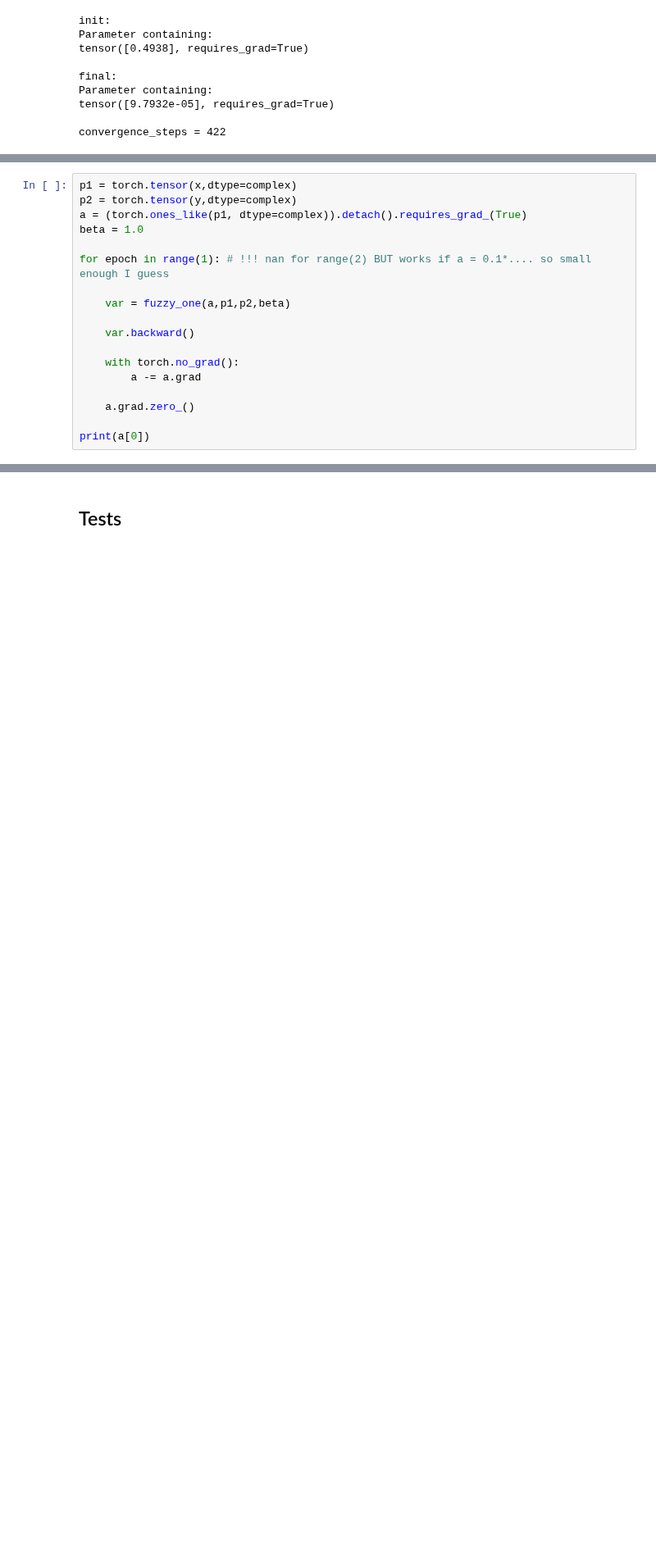
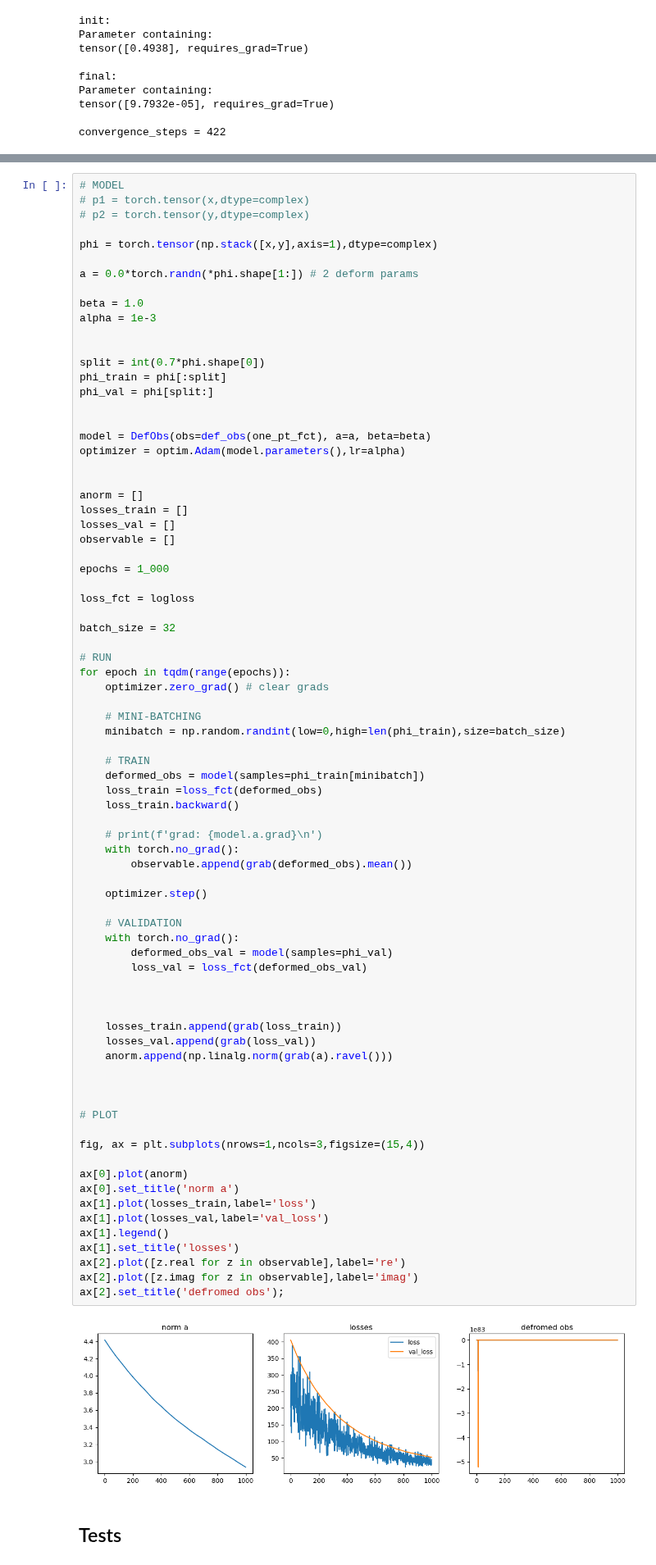
Before and after one commit to dHuberYoumans/CPNStN, a Jupyter notebook: toy_model/toy_model.ipynb, the cells around one changed output, grey strips where cells are left out. Shown at 82% size. Cells and saved outputs as stored; diff of their text form; blank space fills up the shorter version.

Commit message:
update deformization model

```diff
--- a/toy_model/toy_model.ipynb
+++ b/toy_model/toy_model.ipynb
@@ -637,18 +723,0 @@ def fuzzy_one(a,p1,p2,beta):
-# %%
-p1 = torch.tensor(x,dtype=complex)
-p2 = torch.tensor(y,dtype=complex)
-a = (torch.ones_like(p1, dtype=complex)).detach().requires_grad_(True)
-beta = 1.0
-
-for epoch in range(1): # !!! nan for range(2) BUT works if a = 0.1*.... so small enough I guess
-
-    var = fuzzy_one(a,p1,p2,beta)
-
-    var.backward()
-
-    with torch.no_grad():
-        a -= a.grad
-
-    a.grad.zero_()
-
-print(a[0])
@@ -732,3 +751,82 @@ grad: tensor([[-3.5464e+11-1.1727e+11j],
+# %%
+# MODEL
+# p1 = torch.tensor(x,dtype=complex)
+# p2 = torch.tensor(y,dtype=complex)
+
+phi = torch.tensor(np.stack([x,y],axis=1),dtype=complex)
+
+a = 0.0*torch.randn(*phi.shape[1:]) # 2 deform params
+
+beta = 1.0
+alpha = 1e-3
+
+
+split = int(0.7*phi.shape[0])
+phi_train = phi[:split]
+phi_val = phi[split:]
+
+
+model = DefObs(obs=def_obs(one_pt_fct), a=a, beta=beta)
+optimizer = optim.Adam(model.parameters(),lr=alpha)
+
+
+anorm = []
+losses_train = []
+losses_val = []
+observable = []
+
+epochs = 1_000
+
+loss_fct = logloss
+
+batch_size = 32
+
+# RUN
+for epoch in tqdm(range(epochs)):
+    optimizer.zero_grad() # clear grads
+
+    # MINI-BATCHING
+    minibatch = np.random.randint(low=0,high=len(phi_train),size=batch_size)
+
+    # TRAIN
+    deformed_obs = model(samples=phi_train[minibatch])
+    loss_train =loss_fct(deformed_obs)
+    loss_train.backward()
+
+    # print(f'grad: {model.a.grad}\n')
+    with torch.no_grad():
+        observable.append(grab(deformed_obs).mean())
+
+    optimizer.step()
+
+    # VALIDATION
+    with torch.no_grad():
+        deformed_obs_val = model(samples=phi_val)
+        loss_val = loss_fct(deformed_obs_val)
+
+
+
+    losses_train.append(grab(loss_train))
+    losses_val.append(grab(loss_val))
+    anorm.append(np.linalg.norm(grab(a).ravel()))
+
+
+
+# PLOT
+
+fig, ax = plt.subplots(nrows=1,ncols=3,figsize=(15,4))
+
+ax[0].plot(anorm)
+ax[0].set_title('norm a')
+ax[1].plot(losses_train,label='loss')
+ax[1].plot(losses_val,label='val_loss')
+ax[1].legend()
+ax[1].set_title('losses')
+ax[2].plot([z.real for z in observable],label='re')
+ax[2].plot([z.imag for z in observable],label='imag')
+ax[2].set_title('defromed obs');
+# %% [output]
+[figure, added]
 # %% [markdown]
 ## Tests
 # %%
```
Also changed, not shown: parts of 5 cells of this notebook.
